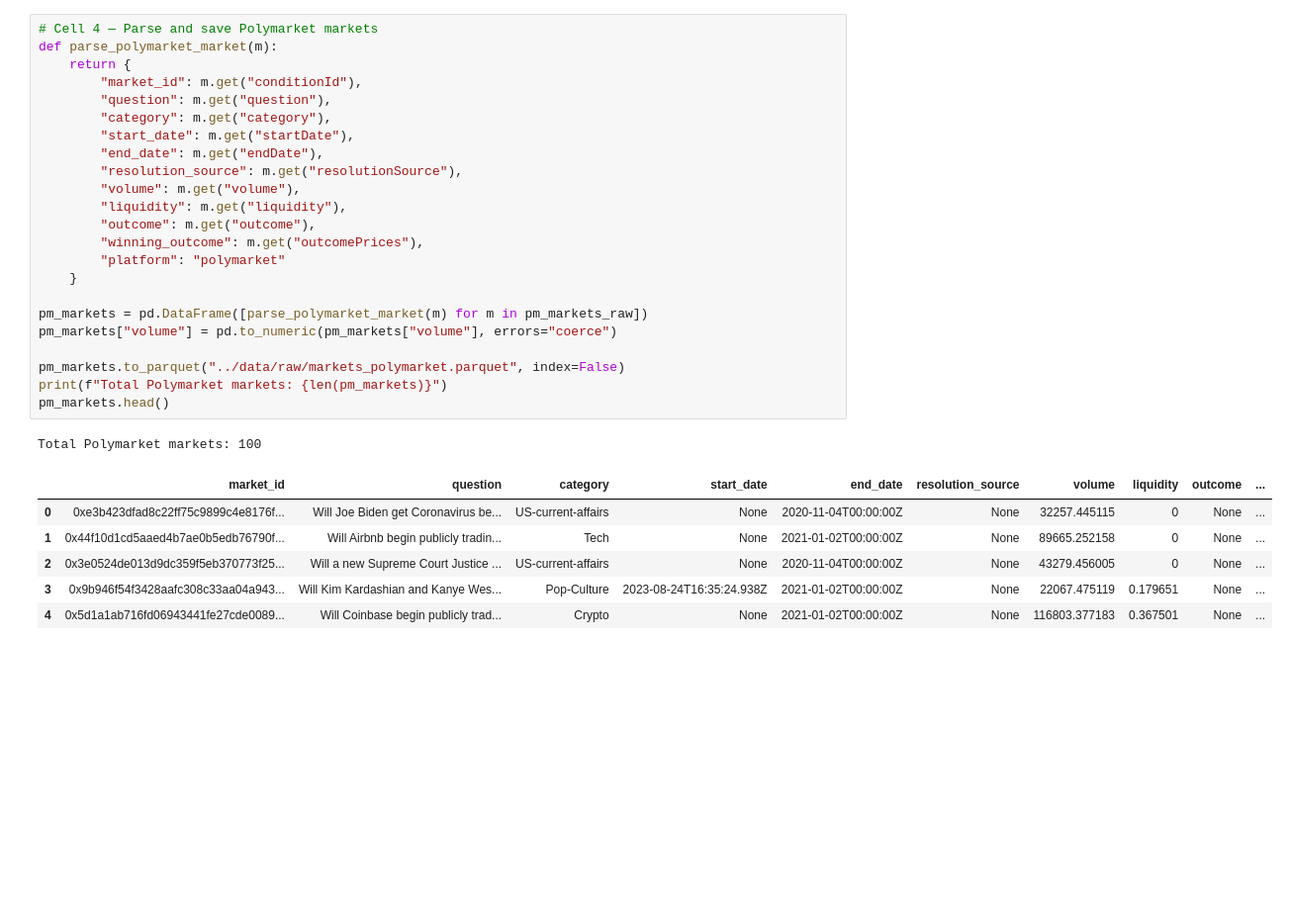
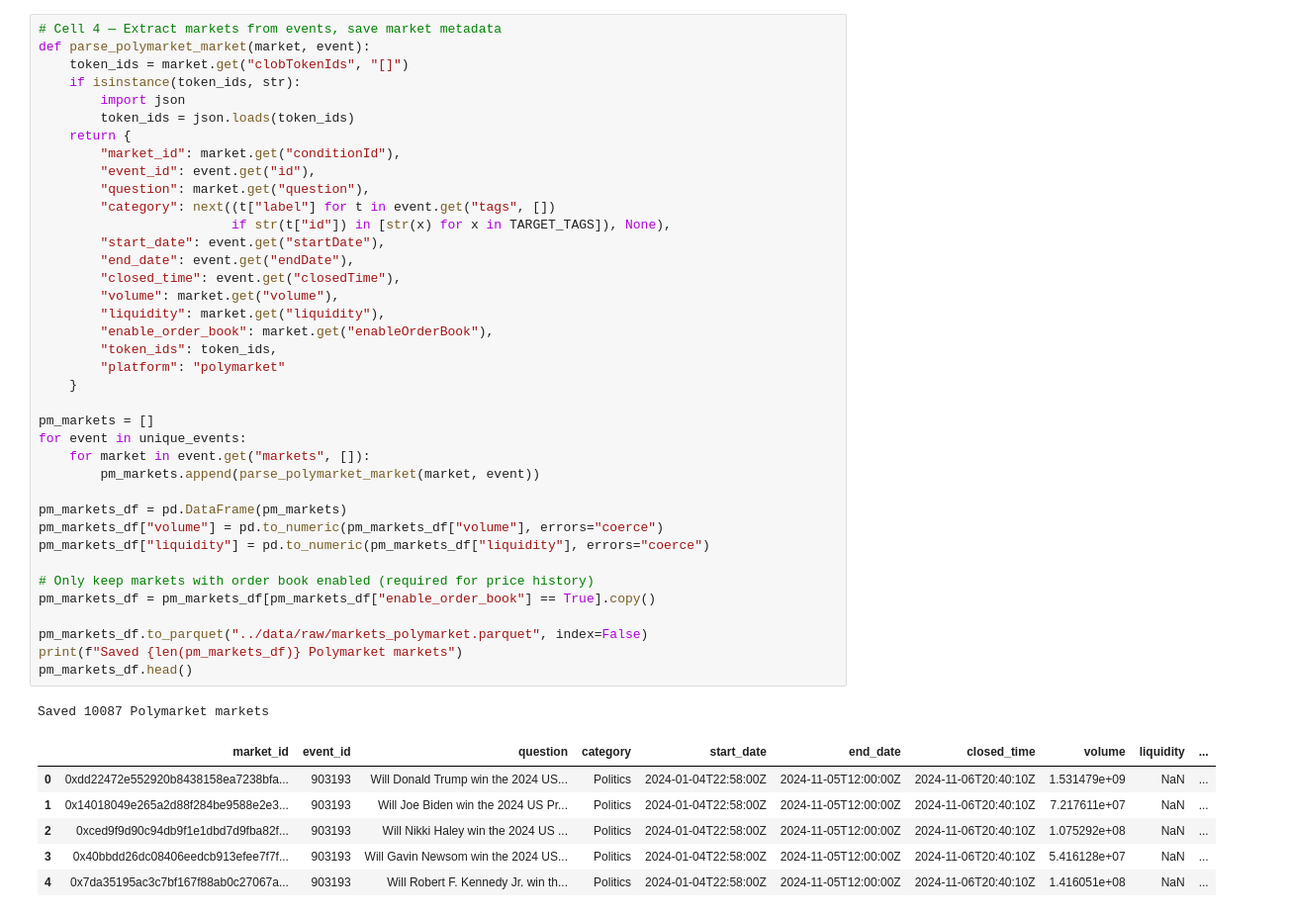
Before and after one commit to corbettbw/prediction-market-insider, a Jupyter notebook: notebooks/01_data_collection.ipynb, the cells around one changed output. Shown at 99% size. Saved outputs shown, nothing was run; the diff lists cells and outputs as text; blank space fills up the shorter version.

```diff
--- a/notebooks/01_data_collection.ipynb
+++ b/notebooks/01_data_collection.ipynb
@@ -67,31 +88,46 @@ Fetched 100 Polymarket markets
 # %%
-# Cell 4 — Parse and save Polymarket markets
-def parse_polymarket_market(m):
+# Cell 4 — Extract markets from events, save market metadata
+def parse_polymarket_market(market, event):
+    token_ids = market.get("clobTokenIds", "[]")
+    if isinstance(token_ids, str):
+        import json
+        token_ids = json.loads(token_ids)
     return {
-        "market_id": m.get("conditionId"),
-        "question": m.get("question"),
-        "category": m.get("category"),
-        "start_date": m.get("startDate"),
-        "end_date": m.get("endDate"),
-        "resolution_source": m.get("resolutionSource"),
-        "volume": m.get("volume"),
-        "liquidity": m.get("liquidity"),
-        "outcome": m.get("outcome"),
-        "winning_outcome": m.get("outcomePrices"),
+        "market_id": market.get("conditionId"),
+        "event_id": event.get("id"),
+        "question": market.get("question"),
+        "category": next((t["label"] for t in event.get("tags", [])
+                         if str(t["id"]) in [str(x) for x in TARGET_TAGS]), None),
+        "start_date": event.get("startDate"),
+        "end_date": event.get("endDate"),
+        "closed_time": event.get("closedTime"),
+        "volume": market.get("volume"),
+        "liquidity": market.get("liquidity"),
+        "enable_order_book": market.get("enableOrderBook"),
+        "token_ids": token_ids,
         "platform": "polymarket"
     }
 
-pm_markets = pd.DataFrame([parse_polymarket_market(m) for m in pm_markets_raw])
-pm_markets["volume"] = pd.to_numeric(pm_markets["volume"], errors="coerce")
+pm_markets = []
+for event in unique_events:
+    for market in event.get("markets", []):
+        pm_markets.append(parse_polymarket_market(market, event))
 
-pm_markets.to_parquet("../data/raw/markets_polymarket.parquet", index=False)
-print(f"Total Polymarket markets: {len(pm_markets)}")
-pm_markets.head()
+pm_markets_df = pd.DataFrame(pm_markets)
+pm_markets_df["volume"] = pd.to_numeric(pm_markets_df["volume"], errors="coerce")
+pm_markets_df["liquidity"] = pd.to_numeric(pm_markets_df["liquidity"], errors="coerce")
+
+# Only keep markets with order book enabled (required for price history)
+pm_markets_df = pm_markets_df[pm_markets_df["enable_order_book"] == True].copy()
+
+pm_markets_df.to_parquet("../data/raw/markets_polymarket.parquet", index=False)
+print(f"Saved {len(pm_markets_df)} Polymarket markets")
+pm_markets_df.head()
 # %% [output]
-Total Polymarket markets: 100
+Saved 10087 Polymarket markets
-|  | market_id | question | category | start_date | end_date | resolution_source | volume | liquidity | outcome | ... |
-| 0 | 0xe3b423dfad8c22ff75c9899c4e8176f... | Will Joe Biden get Coronavirus be... | US-current-affairs | None | 2020-11-04T00:00:00Z | None | 32257.445115 | 0 | None | ... |
-| 1 | 0x44f10d1cd5aaed4b7ae0b5edb76790f... | Will Airbnb begin publicly tradin... | Tech | None | 2021-01-02T00:00:00Z | None | 89665.252158 | 0 | None | ... |
-| 2 | 0x3e0524de013d9dc359f5eb370773f25... | Will a new Supreme Court Justice ... | US-current-affairs | None | 2020-11-04T00:00:00Z | None | 43279.456005 | 0 | None | ... |
-| 3 | 0x9b946f54f3428aafc308c33aa04a943... | Will Kim Kardashian and Kanye Wes... | Pop-Culture | 2023-08-24T16:35:24.938Z | 2021-01-02T00:00:00Z | None | 22067.475119 | 0.179651 | None | ... |
-| 4 | 0x5d1a1ab716fd06943441fe27cde0089... | Will Coinbase begin publicly trad... | Crypto | None | 2021-01-02T00:00:00Z | None | 116803.377183 | 0.367501 | None | ... |
+|  | market_id | event_id | question | category | start_date | end_date | closed_time | volume | liquidity | ... |
+| 0 | 0xdd22472e552920b8438158ea7238bfa... | 903193 | Will Donald Trump win the 2024 US... | Politics | 2024-01-04T22:58:00Z | 2024-11-05T12:00:00Z | 2024-11-06T20:40:10Z | 1.531479e+09 | NaN | ... |
+| 1 | 0x14018049e265a2d88f284be9588e2e3... | 903193 | Will Joe Biden win the 2024 US Pr... | Politics | 2024-01-04T22:58:00Z | 2024-11-05T12:00:00Z | 2024-11-06T20:40:10Z | 7.217611e+07 | NaN | ... |
+| 2 | 0xced9f9d90c94db9f1e1dbd7d9fba82f... | 903193 | Will Nikki Haley win the 2024 US ... | Politics | 2024-01-04T22:58:00Z | 2024-11-05T12:00:00Z | 2024-11-06T20:40:10Z | 1.075292e+08 | NaN | ... |
+| 3 | 0x40bbdd26dc08406eedcb913efee7f7f... | 903193 | Will Gavin Newsom win the 2024 US... | Politics | 2024-01-04T22:58:00Z | 2024-11-05T12:00:00Z | 2024-11-06T20:40:10Z | 5.416128e+07 | NaN | ... |
+| 4 | 0x7da35195ac3c7bf167f88ab0c27067a... | 903193 | Will Robert F. Kennedy Jr. win th... | Politics | 2024-01-04T22:58:00Z | 2024-11-05T12:00:00Z | 2024-11-06T20:40:10Z | 1.416051e+08 | NaN | ... |
```
Also changed, not shown: parts of 10 cells of this notebook, 2 other files.
